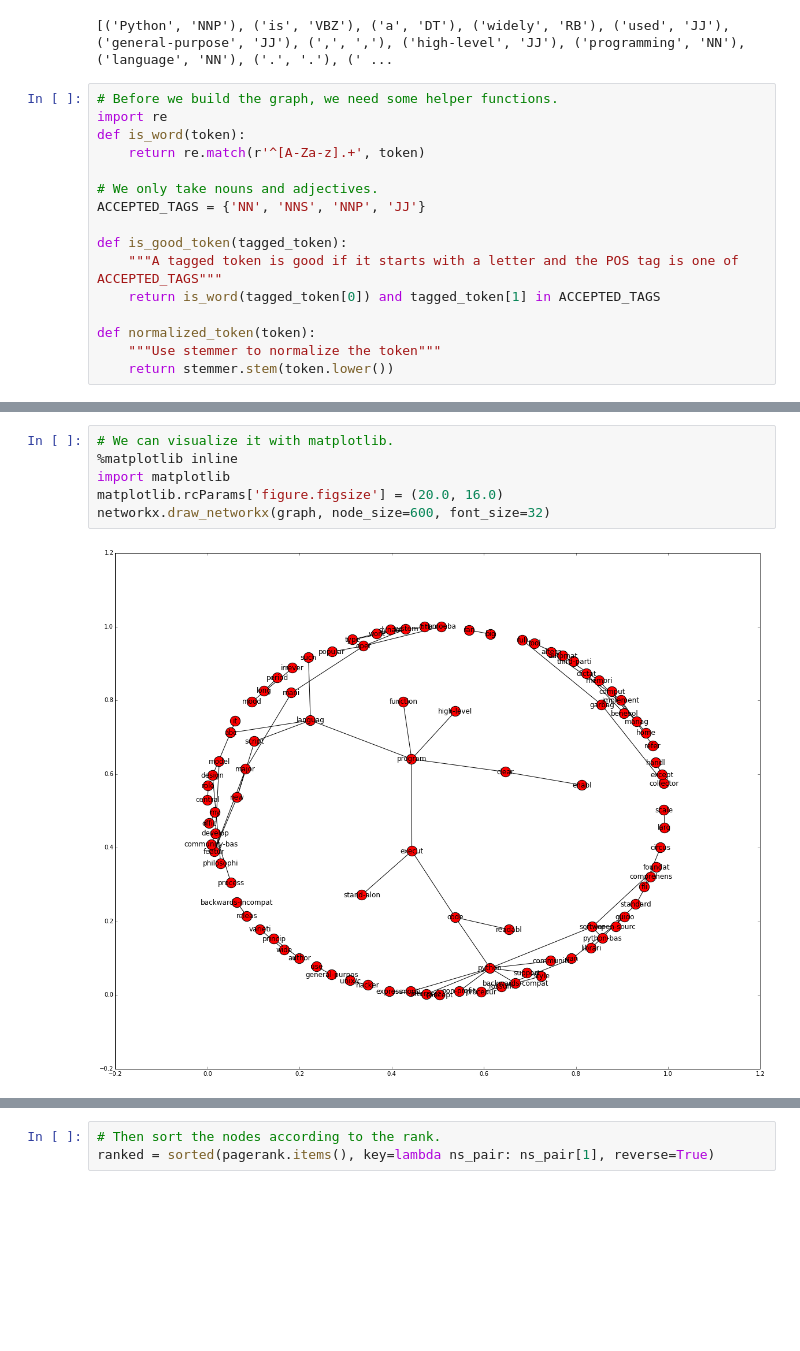
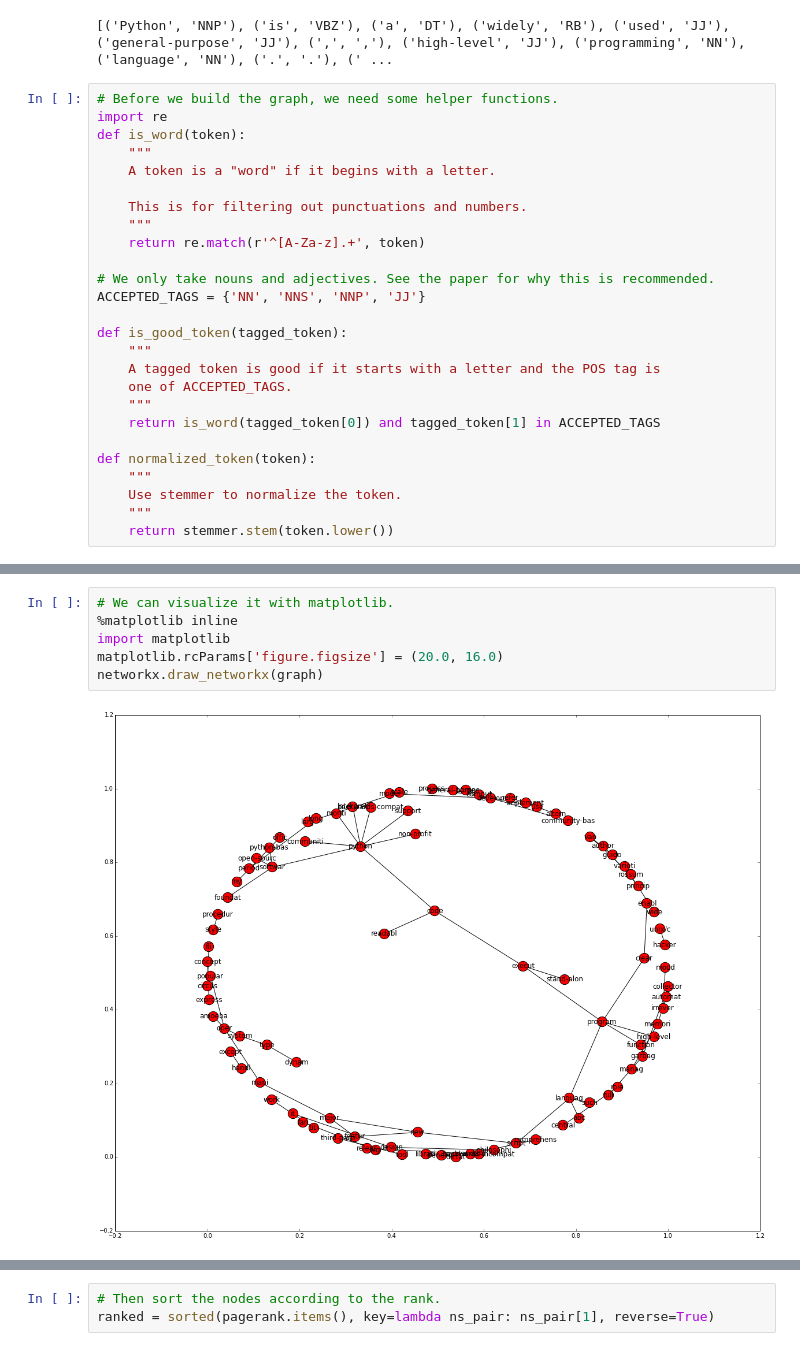
Before and after one commit to lukhnos/textrank-study-python, a Jupyter notebook: Key Phrase Extraction with Python.ipynb, the cells around one changed output, grey strips where cells are left out. Drawn from its saved outputs; the diff is of its cells as text; blank space fills up the shorter version.

```diff
--- a/Key Phrase Extraction with Python.ipynb
+++ b/Key Phrase Extraction with Python.ipynb
@@ -105,17 +106,27 @@ print(tagged_tokens[:20])
 # Before we build the graph, we need some helper functions.
 import re
 def is_word(token):
+    """
+    A token is a "word" if it begins with a letter.
+
+    This is for filtering out punctuations and numbers.
+    """
     return re.match(r'^[A-Za-z].+', token)
 
-# We only take nouns and adjectives.
+# We only take nouns and adjectives. See the paper for why this is recommended.
 ACCEPTED_TAGS = {'NN', 'NNS', 'NNP', 'JJ'}
 
 def is_good_token(tagged_token):
-    """A tagged token is good if it starts with a letter and the POS tag is one of ACCEPTED_TAGS"""
+    """
+    A tagged token is good if it starts with a letter and the POS tag is
+    one of ACCEPTED_TAGS.
+    """
     return is_word(tagged_token[0]) and tagged_token[1] in ACCEPTED_TAGS
 
 def normalized_token(token):
-    """Use stemmer to normalize the token"""
+    """
+    Use stemmer to normalize the token.
+    """
     return stemmer.stem(token.lower())
 # %%
 # Now let's build the graph.
@@ -131,9 +142,9 @@ for bg in bigrams:
 # %%
 # We can visualize it with matplotlib.
 %matplotlib inline
 import matplotlib
 matplotlib.rcParams['figure.figsize'] = (20.0, 16.0)
-networkx.draw_networkx(graph, node_size=600, font_size=32)
+networkx.draw_networkx(graph)
 # %% [output]
-[figure, old version]
+[figure, new version]
 # %%
```
Also changed, not shown: parts of 9 cells of this notebook.
